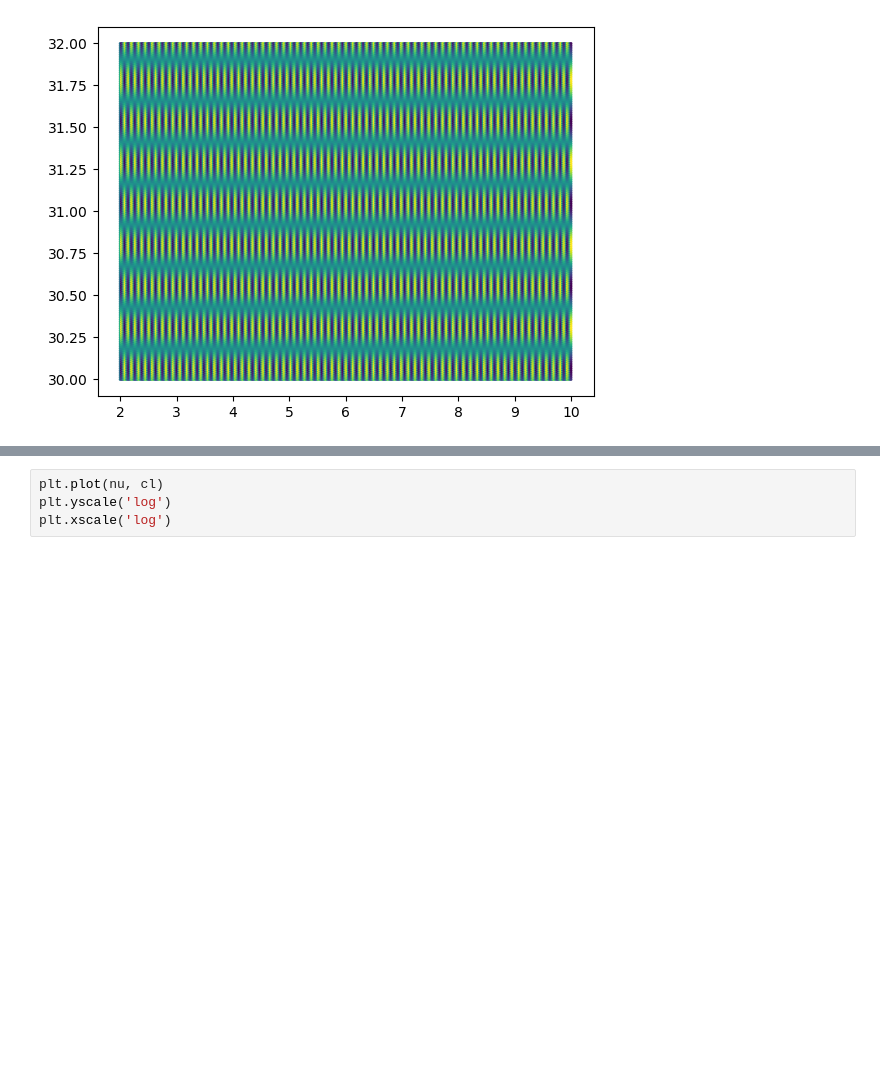
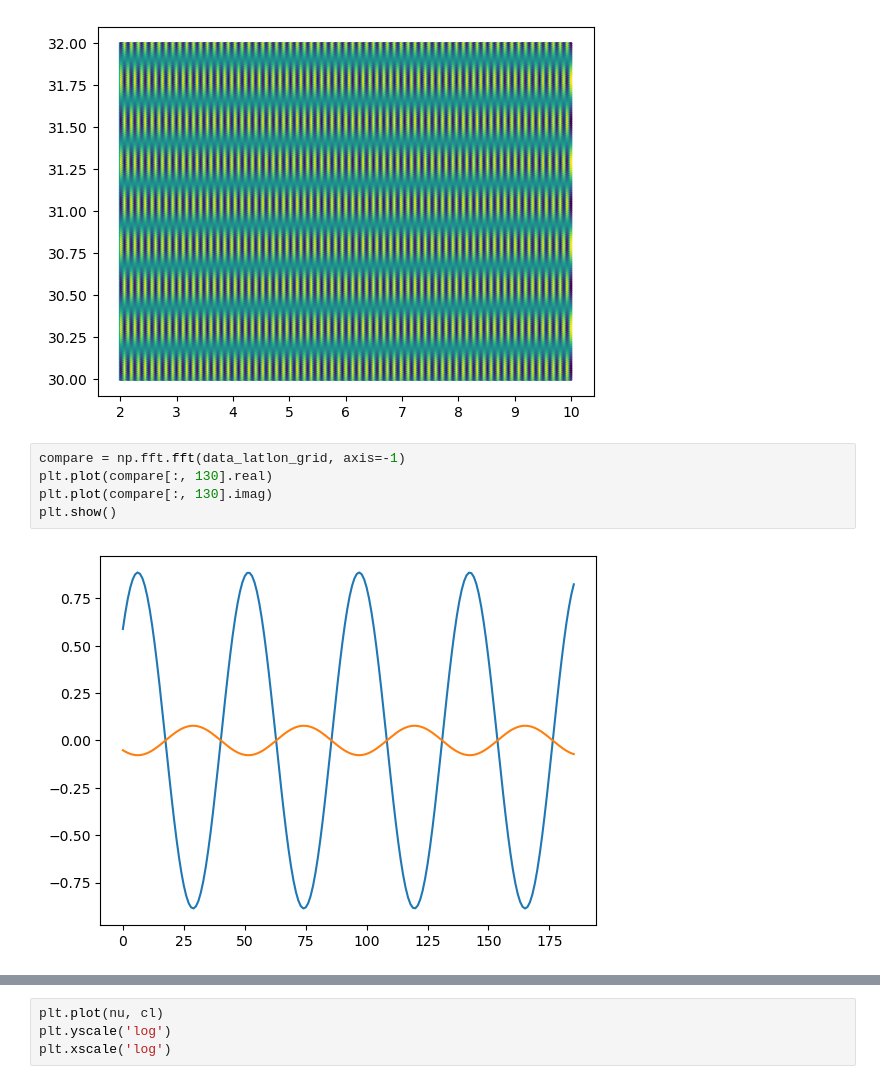
Before and after one commit to GRID4EARTH/healpix-analyse, a Jupyter notebook: Notebooks/Test_powerspectra.ipynb, the cells around one changed output, grey strips where cells are left out. Cells and saved outputs as stored; diff of their text form; blank space fills up the shorter version.

```diff
--- a/Notebooks/Test_powerspectra.ipynb
+++ b/Notebooks/Test_powerspectra.ipynb
@@ -91,6 +121,13 @@ plt.scatter(lon_grid.flatten(), lat_grid.flatten(), c=data_latlon_grid.flatten()
 # %% [output]
 <matplotlib.collections.PathCollection at 0x...>
 [figure]
+# %%
+compare = np.fft.fft(data_latlon_grid, axis=-1)
+plt.plot(compare[:, 130].real)
+plt.plot(compare[:, 130].imag)
+plt.show()
+# %% [output]
+[figure, added]
 # %%
 nu, cl = powerspectra(cell_ids_2D_array, level, data, indexing_scheme='2D_array', plot_2D_fft=True)
 # %% [output]
```
Also changed, not shown: parts of 8 cells of this notebook, 1 other file.
